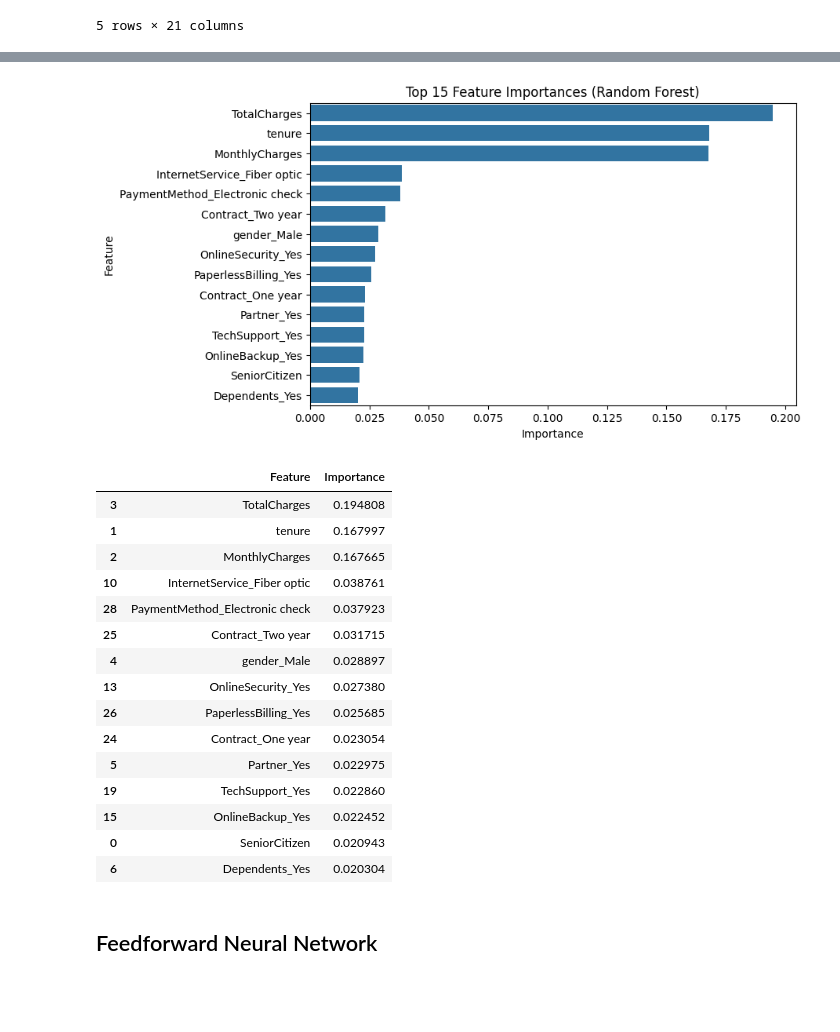
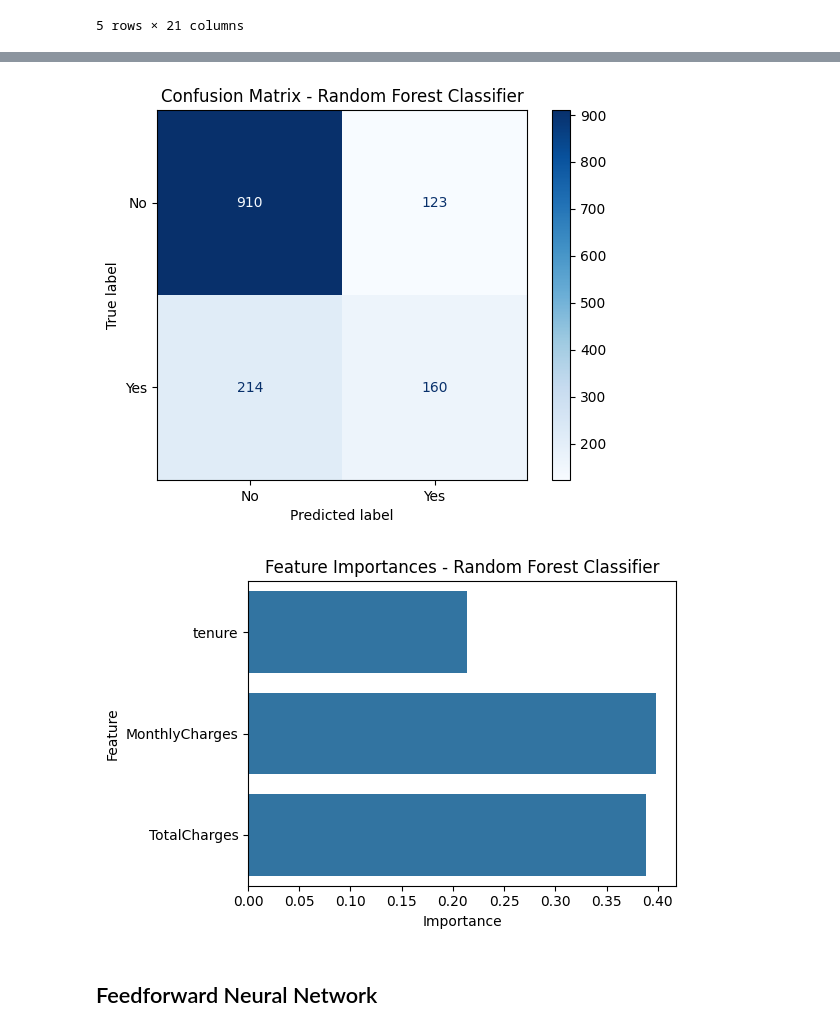
Before and after one commit to WeiTeik/6006CEM-ML, a Jupyter notebook: Task2_classification/Task2_Classification_Telco Customer.ipynb, the cells around one changed output, grey strips where cells are left out. Saved outputs shown, nothing was run; the diff lists cells and outputs as text; code cells hidden in the pictures; blank space fills up the shorter version.

```diff
--- a/Task2_classification/Task2_Classification_Telco Customer.ipynb
+++ b/Task2_classification/Task2_Classification_Telco Customer.ipynb
@@ -41,0 +29,3 @@ After cleaning: (7032, 20)
+# %%
+# --- Keep only selected columns ---
+df = df[["tenure", "MonthlyCharges", "TotalCharges", "Churn"]]
@@ -76 +52,5 @@ Test shape: (1407, 30)
+# %%
+# Train/test split
+# 80/20 split with fixed random_state for reproducibility, same sequence of random numbers is generated every time
+X_train, X_test, y_train, y_test = train_test_split(X_scaled, y, test_size=0.2, random_state=42)
 # %%
@@ -85,24 +63,17 @@ RandomForestClassifier(n_estimators=200, random_state=42)
 # %%
-# Predictions
-y_pred = rf_clf.predict(X_test)
+# --- Evaluate Model ---
+y_pred = rf.predict(X_test)
 
-# Metrics
-acc  = accuracy_score(y_test, y_pred)
+acc = accuracy_score(y_test, y_pred)
 prec = precision_score(y_test, y_pred)
-rec  = recall_score(y_test, y_pred)
-f1   = f1_score(y_test, y_pred)
+rec = recall_score(y_test, y_pred)
+f1 = f1_score(y_test, y_pred)
 
 print("Random Forest Classifier Performance:")
 print(f"Accuracy : {acc:.3f}")
 print(f"Precision: {prec:.3f}")
 print(f"Recall   : {rec:.3f}")
 print(f"F1-score : {f1:.3f}")
-
-# Confusion matrix
-cm = confusion_matrix(y_test, y_pred)
-disp = ConfusionMatrixDisplay(confusion_matrix=cm, display_labels=["No Churn", "Churn"])
-disp.plot(cmap="Blues")
-plt.title("Confusion Matrix - Random Forest Classifier")
-plt.show()
+print("\nConfusion Matrix:\n", confusion_matrix(y_test, y_pred))
 # %% [output]
 Random Forest Classifier Performance:
@@ -114,34 +88,25 @@ F1-score : 0.560
-# %%
-# Extract feature importances
-feat_imp = pd.DataFrame({
-    "Feature": X.columns,
-    "Importance": rf_clf.feature_importances_
-}).sort_values("Importance", ascending=False).head(15)
-
-plt.figure(figsize=(8,5))
-sns.barplot(x="Importance", y="Feature", data=feat_imp)
-plt.title("Top 15 Feature Importances (Random Forest)")
-plt.show()
-
-feat_imp
-# %% [output]
-[figure, removed]
-|  | Feature | Importance |
-| 3 | TotalCharges | 0.194808 |
-| 1 | tenure | 0.167997 |
-| 2 | MonthlyCharges | 0.167665 |
-| 10 | InternetService_Fiber optic | 0.038761 |
-| 28 | PaymentMethod_Electronic check | 0.037923 |
-| 25 | Contract_Two year | 0.031715 |
-| 4 | gender_Male | 0.028897 |
-| 13 | OnlineSecurity_Yes | 0.027380 |
-| 26 | PaperlessBilling_Yes | 0.025685 |
-| 24 | Contract_One year | 0.023054 |
-| 5 | Partner_Yes | 0.022975 |
-| 19 | TechSupport_Yes | 0.022860 |
-| 15 | OnlineBackup_Yes | 0.022452 |
-| 0 | SeniorCitizen | 0.020943 |
-| 6 | Dependents_Yes | 0.020304 |
+# %%
+# --- Confusion Matrix Plot ---
+cm = confusion_matrix(y_test, y_pred)
+disp = ConfusionMatrixDisplay(confusion_matrix=cm, display_labels=le.classes_)
+disp.plot(cmap="Blues")
+plt.title("Confusion Matrix - Random Forest Classifier")
+plt.show()
+
+# --- Feature Importance Plot ---
+feature_importances = rf.feature_importances_
+features = ["tenure", "MonthlyCharges", "TotalCharges"]
+
+plt.figure(figsize=(6,4))
+sns.barplot(x=feature_importances, y=features)
+plt.title("Feature Importances - Random Forest Classifier")
+plt.xlabel("Importance")
+plt.ylabel("Feature")
+plt.tight_layout()
+plt.show()
+# %% [output]
+[figure, added]
+[figure, added]
 # %% [markdown]
 ## Feedforward Neural Network
 # %%
```
Also changed, not shown: parts of 20 cells of this notebook, 5 other files.
